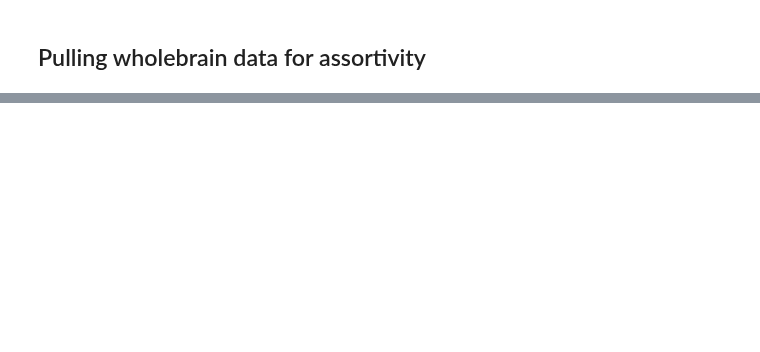
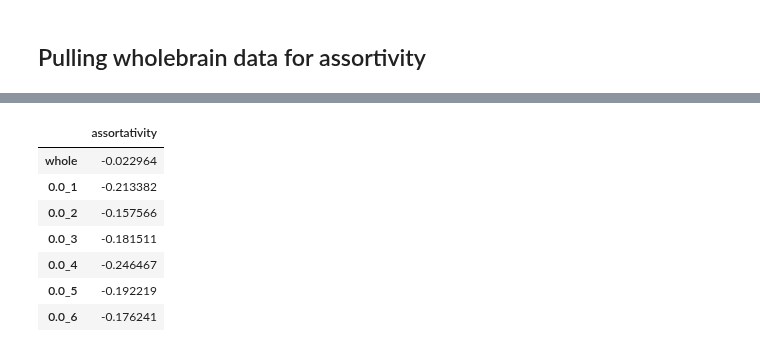
Before and after one commit to RhessaWL/flybrain-clustering, a Jupyter notebook: assortivity_analysis.ipynb, the cells around one changed output, grey strips where cells are left out. Cells and saved outputs as stored; diff of their text form; code cells hidden in the pictures; blank space fills up the shorter version.

```diff
--- a/assortivity_analysis.ipynb
+++ b/assortivity_analysis.ipynb
@@ -50,0 +131,34 @@ nx.degree_assortativity_coefficient(wbG)
+# %%
+# Create a function out of it to make it easier to run on all clusters
+def assortativity(cluster, x):
+    cluster_ids = cluster.index.tolist()
+    _, edgelist = fetch_adjacencies(NC(bodyId=cluster_ids))
+    print(x)
+    if len(edgelist) == 10:
+        return np.nan
+    clusterG = nx.from_pandas_edgelist(edgelist, 'bodyId_pre', 'bodyId_post', edge_attr='weight', create_using=nx.DiGraph())
+    assort = nx.degree_assortativity_coefficient(clusterG)
+    return assort
+
+# Create function that does the whole process of dividing clusters and calculating assortativity
+def main_assort(df, resolution, cluster_list):
+    assort_df = pd.DataFrame(columns=['assortativity'], index=[f'{resolution}_{x}' for x in cluster_list])
+    for i, x in enumerate(cluster_list):
+        cluster = df[df[resolution] == x]
+        assort = assortativity(cluster, x)
+        assort_df.loc[f'{resolution}_{x}'] = assort
+    return assort_df
+# %%
+# Run function for 0.0 resolution and 6 clusters
+full_df = main_assort(full, '0.0', 6)
+# %%
+full_df
+# %% [output]
+|  | assortativity |
+| whole | -0.022964 |
+| 0.0_1 | -0.213382 |
+| 0.0_2 | -0.157566 |
+| 0.0_3 | -0.181511 |
+| 0.0_4 | -0.246467 |
+| 0.0_5 | -0.192219 |
+| 0.0_6 | -0.176241 |
```
Also changed, not shown: parts of 20 cells of this notebook.
